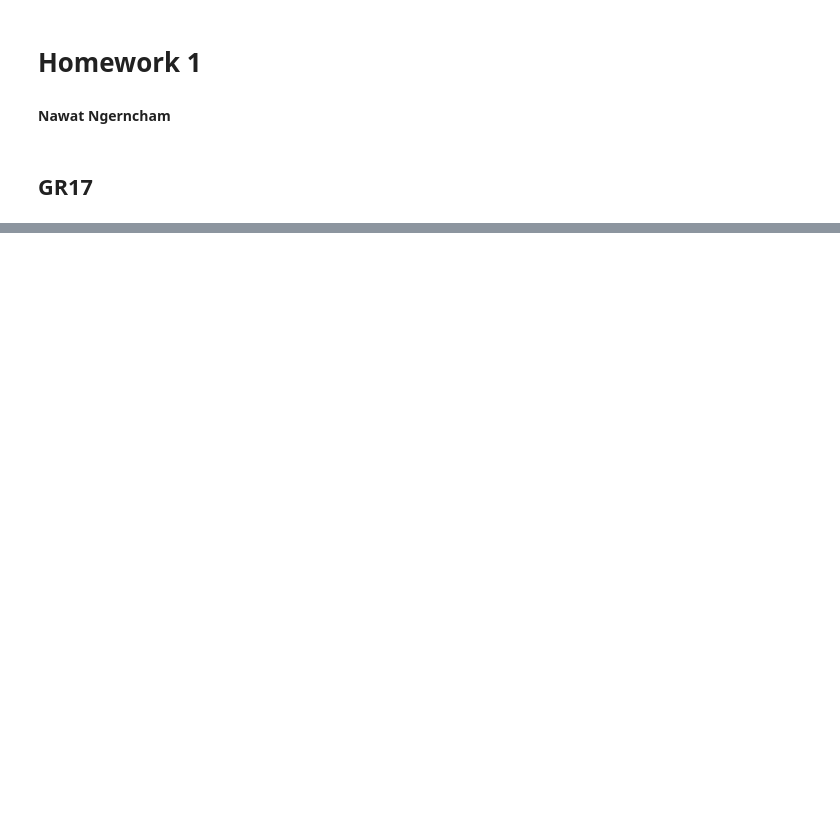
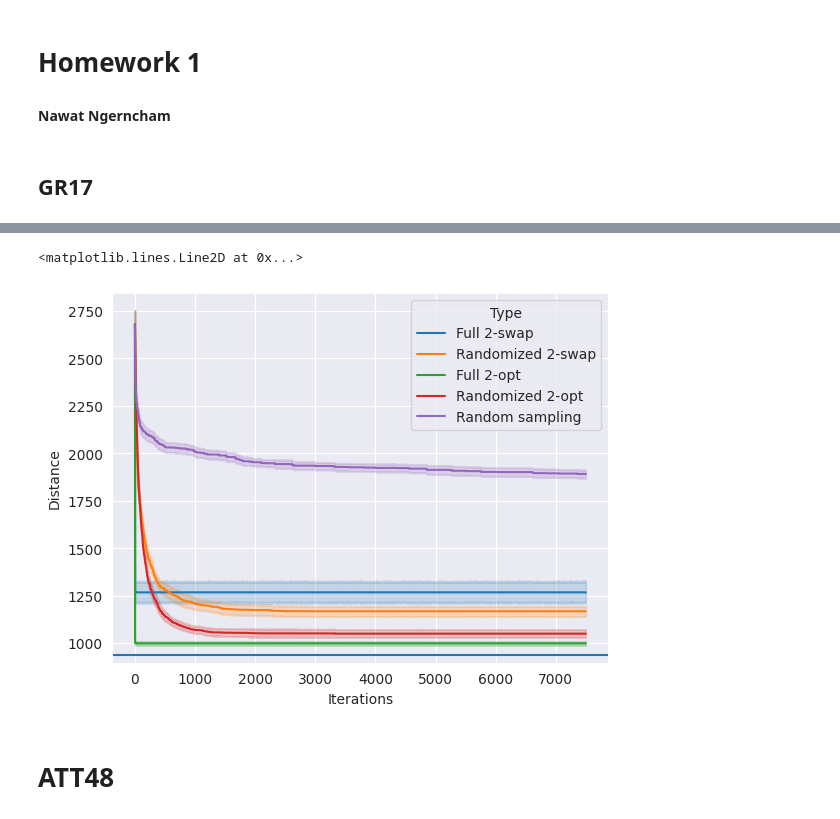
Before and after one commit to nngerncham/ma395_heuristic, a Jupyter notebook: homework/hw1/Homework 1.ipynb, the cells around one changed output, grey strips where cells are left out. Cells and saved outputs as stored; diff of their text form; code cells hidden in the pictures; blank space fills up the shorter version.

```diff
--- a/homework/hw1/Homework 1.ipynb
+++ b/homework/hw1/Homework 1.ipynb
@@ -30,0 +46,3 @@ sns.lineplot(result, x="Iterations", y="Distance", hue="Type")
+# %%
+%%time
+fri26_result = run_experiment("data/fri26_d.txt", [])
@@ -30,0 +55,5 @@ sns.lineplot(result, x="Iterations", y="Distance", hue="Type")
+# %%
+%%time
+sns.lineplot(fri26_result, x="Iterations", y="Distance", hue="Type")
+plt.axhline(937)
+# %% [output]
@@ -30,0 +62,4 @@ sns.lineplot(result, x="Iterations", y="Distance", hue="Type")
+<matplotlib.lines.Line2D at 0x...>
+[figure, added]
+# %% [markdown]
+# ATT48
```
Also changed, not shown: parts of 13 cells of this notebook, 7 other files.
